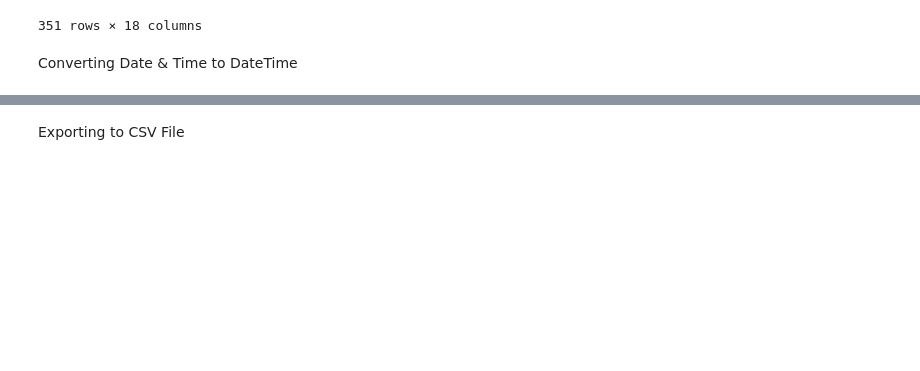
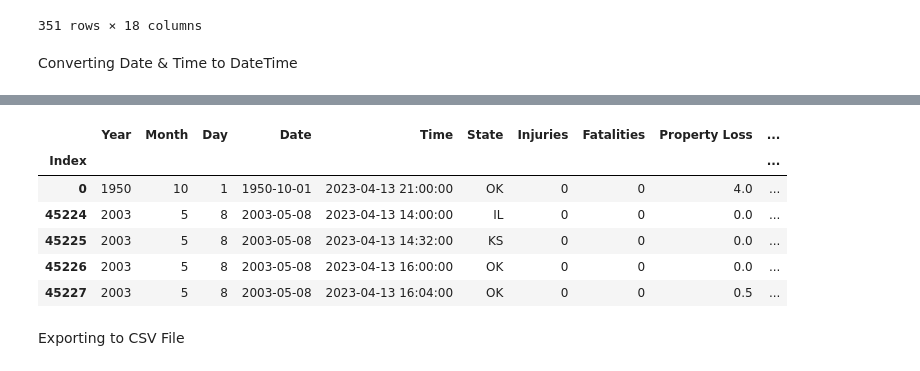
Before and after one commit to KatAug/CapstoneProjectTornadoes, a Jupyter notebook: TornadoProject.ipynb, the cells around one changed output, grey strips where cells are left out. Saved outputs shown, nothing was run; the diff lists cells and outputs as text; code cells hidden in the pictures; blank space fills up the shorter version.

```diff
--- a/TornadoProject.ipynb
+++ b/TornadoProject.ipynb
@@ -168,5 +168,16 @@ Data columns (total 18 columns):
 dtypes: datetime64[ns](2), float64(7), int64(8), object(1)
 memory usage: 10.0+ MB
+# %%
+sorted_df["Tornado Time"] = sorted_df["Time"].dt.time
+sorted_df.head()
+# %% [output]
+|  | Year | Month | Day | Date | Time | State | Injuries | Fatalities | Property Loss | ... |
+| Index |  |  |  |  |  |  |  |  |  | ... |
+| 0 | 1950 | 10 | 1 | 1950-10-01 | 2023-04-13 21:00:00 | OK | 0 | 0 | 4.0 | ... |
+| 45224 | 2003 | 5 | 8 | 2003-05-08 | 2023-04-13 14:00:00 | IL | 0 | 0 | 0.0 | ... |
+| 45225 | 2003 | 5 | 8 | 2003-05-08 | 2023-04-13 14:32:00 | KS | 0 | 0 | 0.0 | ... |
+| 45226 | 2003 | 5 | 8 | 2003-05-08 | 2023-04-13 16:00:00 | OK | 0 | 0 | 0.0 | ... |
+| 45227 | 2003 | 5 | 8 | 2003-05-08 | 2023-04-13 16:04:00 | OK | 0 | 0 | 0.5 | ... |
 # %% [markdown]
 Exporting to CSV File
 # %%
```
Also changed, not shown: parts of 5 cells of this notebook, 1 other file.
